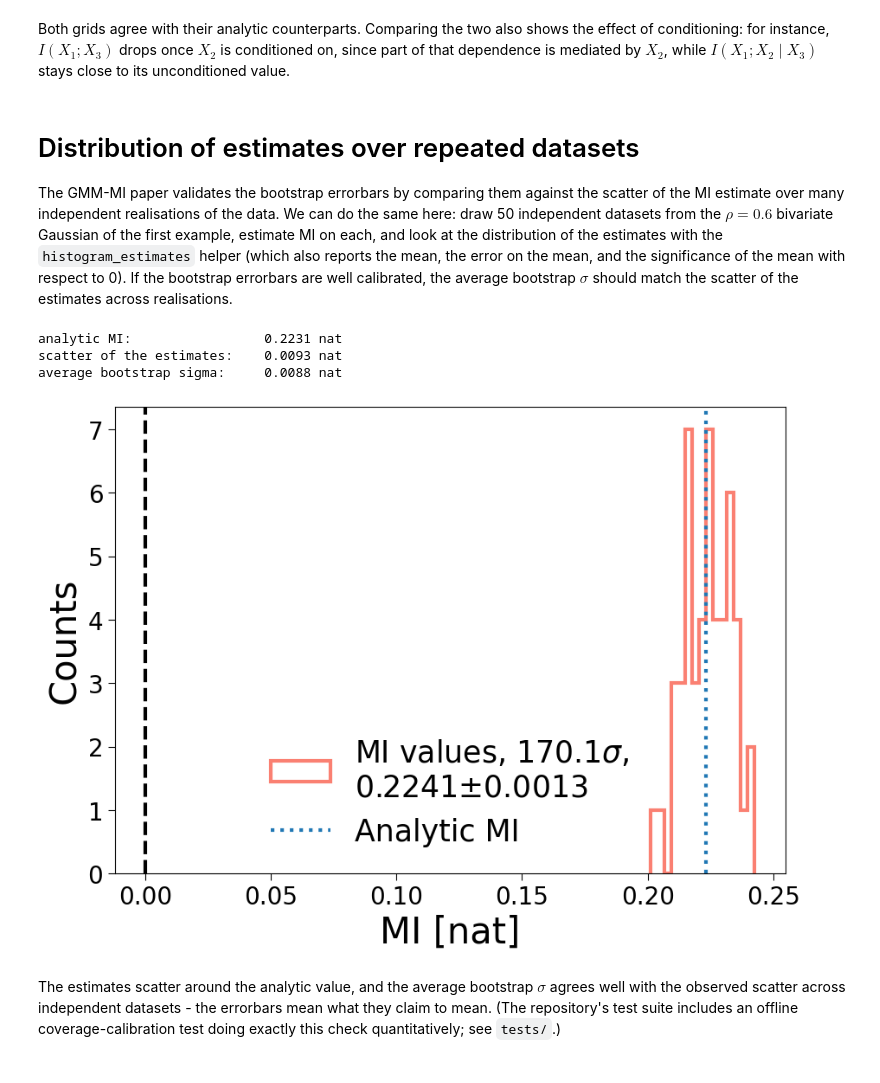
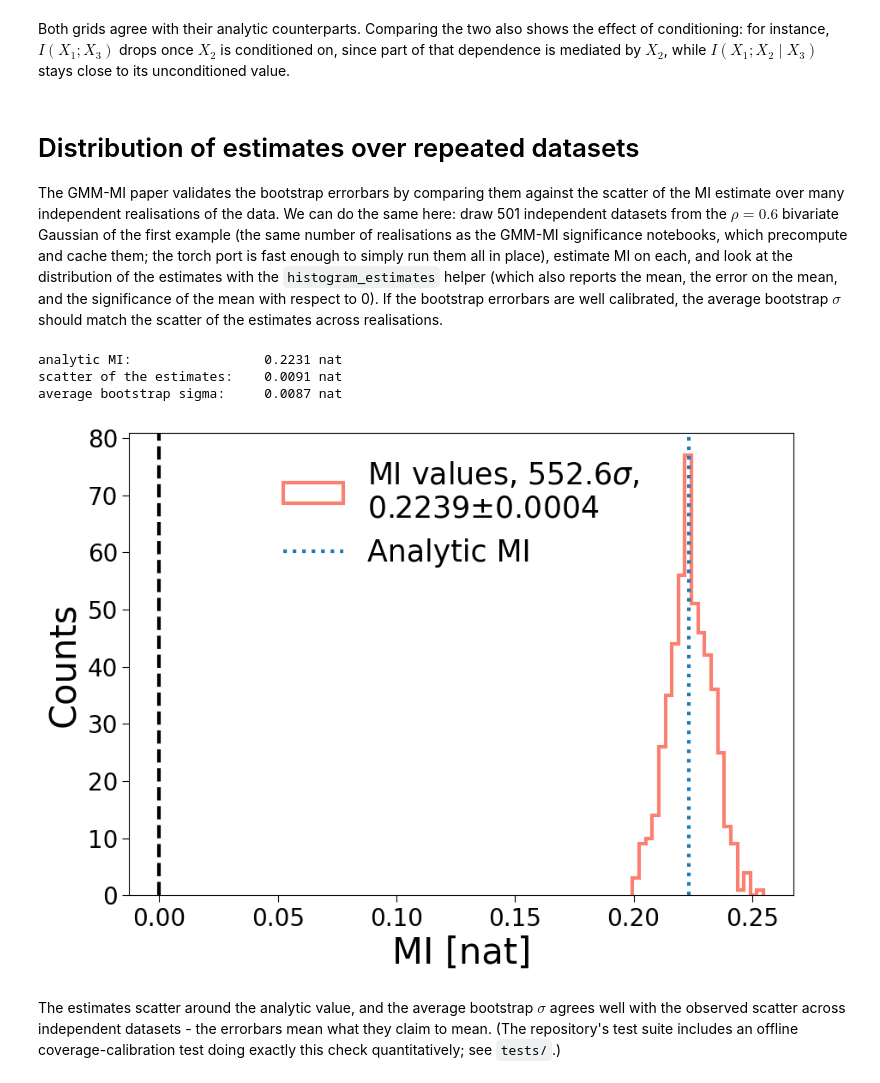
Before and after one commit to Cosmo-Pop/gmm-mi-torch, a Jupyter notebook: notebooks/walkthrough_and_pitfalls.ipynb, the cells around one changed output. Drawn from its saved outputs; the diff is of its cells as text; code cells hidden in the pictures.

Commit message:
Repeats section: 501 realisations, matching the GMM-MI significance notebooks
50 repeats gave a shot-noise-dominated histogram (~3 counts/bin);
upstream's significance notebooks use 501 cached realisations. The
torch port runs all 501 in place (no results cache), giving the smooth
distribution of the paper figures: mean 0.2239 +- 0.0004 nat vs
analytic 0.2231, estimate scatter 0.0091 vs average bootstrap sigma
0.0087 nat. Histogram back to the helper's default 20 bins.

Co-Authored-By: Claude Fable 5 <noreply@anthropic.com>

```diff
--- a/notebooks/walkthrough_and_pitfalls.ipynb
+++ b/notebooks/walkthrough_and_pitfalls.ipynb
@@ -484,12 +484,12 @@ Both grids agree with their analytic counterparts. Comparing the two also shows
 # %% [markdown]
 # Distribution of estimates over repeated datasets
 
-The GMM-MI paper validates the bootstrap errorbars by comparing them against the scatter of the MI estimate over many independent realisations of the data. We can do the same here: draw 50 independent datasets from the $\rho=0.6$ bivariate Gaussian of the first example, estimate MI on each, and look at the distribution of the estimates with the `histogram_estimates` helper (which also reports the mean, the error on the mean, and the significance of the mean with respect to 0). If the bootstrap errorbars are well calibrated, the average bootstrap $\sigma$ should match the scatter of the estimates across realisations.
+The GMM-MI paper validates the bootstrap errorbars by comparing them against the scatter of the MI estimate over many independent realisations of the data. We can do the same here: draw 501 independent datasets from the $\rho=0.6$ bivariate Gaussian of the first example (the same number of realisations as the GMM-MI significance notebooks, which precompute and cache them; the torch port is fast enough to simply run them all in place), estimate MI on each, and look at the distribution of the estimates with the `histogram_estimates` helper (which also reports the mean, the error on the mean, and the significance of the mean with respect to 0). If the bootstrap errorbars are well calibrated, the average bootstrap $\sigma$ should match the scatter of the estimates across realisations.
 # %%
 mean, cov = np.array([0, 0]), np.array([[1, 0.6], [0.6, 1]])
 analytic_MI = analytic_MI_gaussian(cov)
 
-n_repeats = 50
+n_repeats = 501
 means, stds = np.zeros(n_repeats), np.zeros(n_repeats)
 for r in range(n_repeats):
     rng_r = np.random.default_rng(1000 + r)
@@ -501,15 +501,15 @@ print(f'scatter of the estimates:    {means.std(ddof=1):.4f} nat')
 print(f'average bootstrap sigma:     {stds.mean():.4f} nat')
 # %% [output]
 analytic MI:                 0.2231 nat
-scatter of the estimates:    0.0093 nat
-average bootstrap sigma:     0.0088 nat
+scatter of the estimates:    0.0091 nat
+average bootstrap sigma:     0.0087 nat
 # %%
 fig, ax = plt.subplots(1, 1, figsize=(10, 7))
-histogram_estimates(means, ax=ax, bins=15)
+histogram_estimates(means, ax=ax)
 ax.axvline(analytic_MI, ls=':', lw=3, c='C0', label='Analytic MI')
 ax.legend(fontsize=25, frameon=False);
 # %% [output]
-[figure, old version]
+[figure, new version]
 # %% [markdown]
 The estimates scatter around the analytic value, and the average bootstrap $\sigma$ agrees well with the observed scatter across independent datasets - the errorbars mean what they claim to mean. (The repository's test suite includes an offline coverage-calibration test doing exactly this check quantitatively; see `tests/`.)
 # %% [markdown]
```
